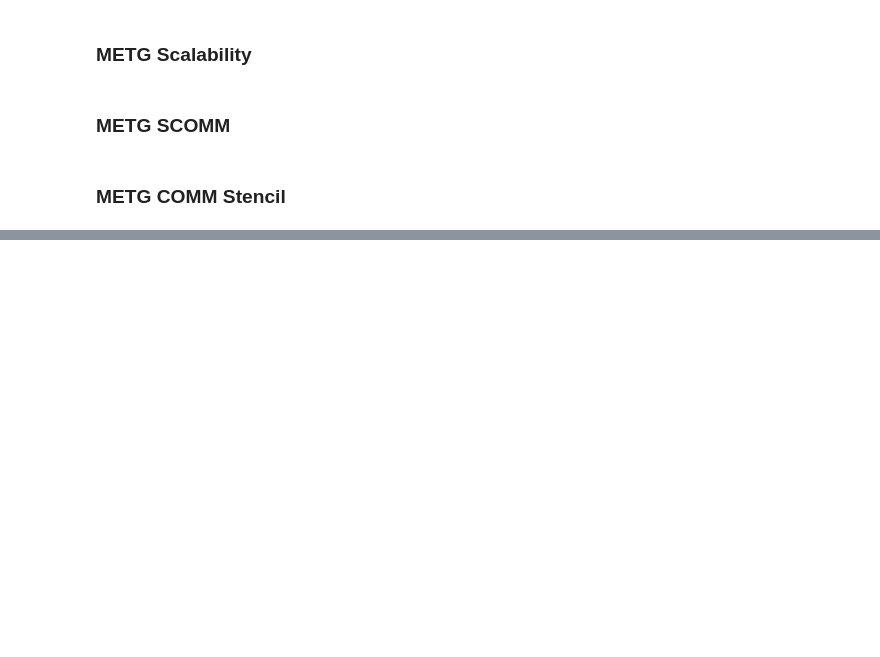
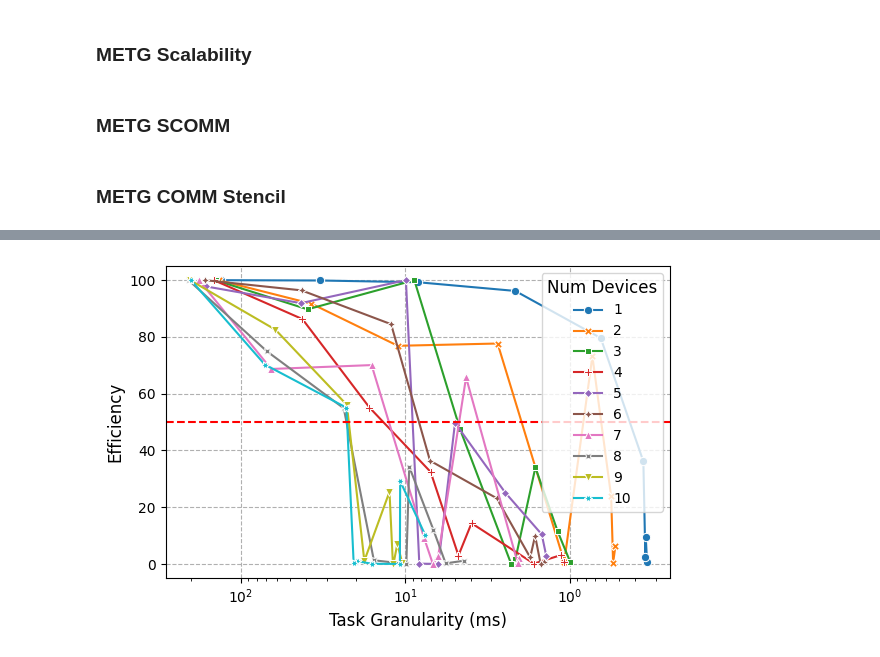
Before and after one commit to cl3to/sscad-2025, a Jupyter notebook: sscad.ipynb, the cells around one changed output, grey strips where cells are left out. Cells and saved outputs as stored; diff of their text form; code cells hidden in the pictures; blank space fills up the shorter version.

```diff
--- a/sscad.ipynb
+++ b/sscad.ipynb
@@ -955,0 +978,26 @@ generic_line_plot_err_bar(
+# %%
+plot_meta = PlotMeta(
+    x_axis='task_granularity',
+    y_axis='efficiency',
+    hue='devices',
+    style='devices',
+    xlabel='Task Granularity (ms)',
+    ylabel='Efficiency',
+    xticks=[],
+    yticks=[],
+    legend_title='Num Devices',
+    legend_labels=[],
+)
+
+generic_line_plot_err_bar(
+    # dataset=df.query('workers == 1'),
+    dataset=agg_df,
+    title='',
+    output_file=FIGURES_DIR/f'{rsys}_{accl}_{date}_sscaling_stencil_metg.pdf',
+    plot_meta=plot_meta,
+    dashes=dashes,
+    fifty_percent_line=True,
+    log_scale=True,
+)
+# %% [output]
+[figure, added]
```
Also changed, not shown: parts of 12 cells of this notebook, 59 other files.
